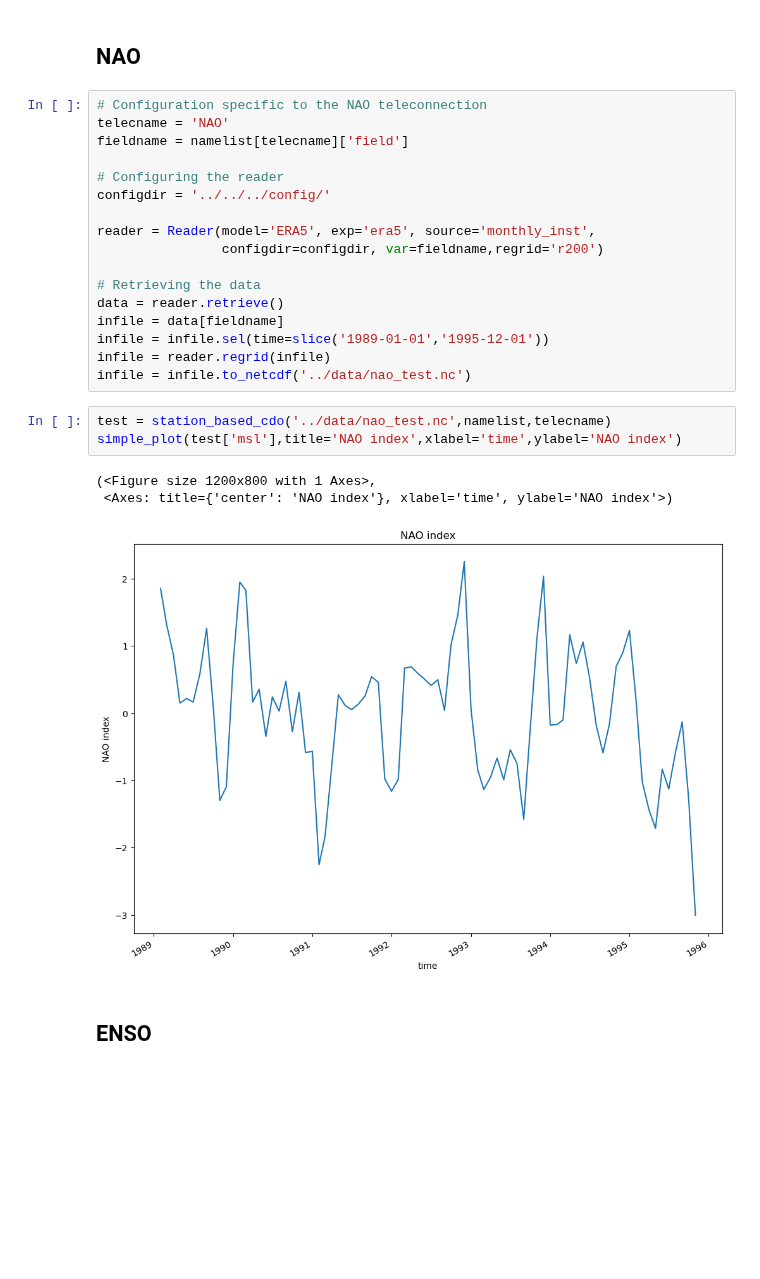
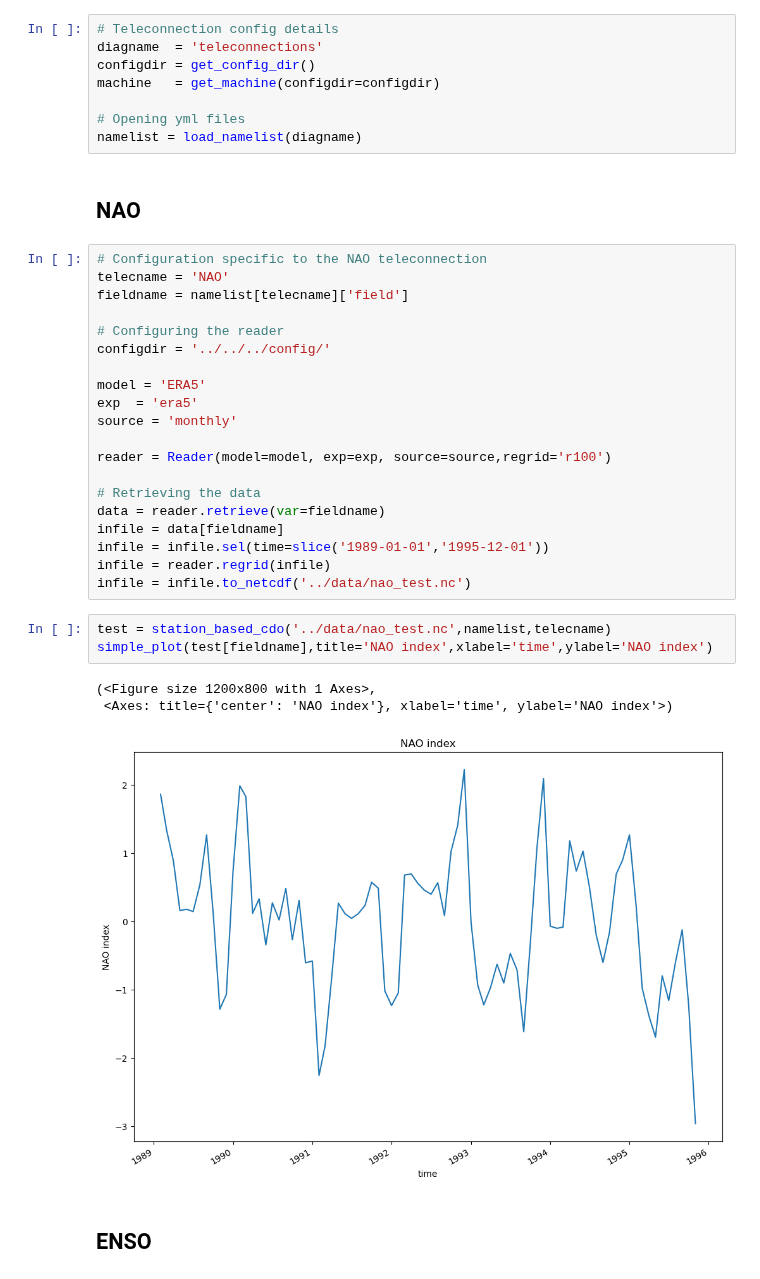
Before and after one commit to DestinE-Climate-DT/AQUA, a Jupyter notebook: diagnostics/teleconnections/notebooks/cdo_testing.ipynb, the cells around one changed output. Cells and saved outputs as stored; diff of their text form; blank space fills up the shorter version.

Commit message:
getting rid of images + begin refactor

```diff
--- a/diagnostics/teleconnections/notebooks/cdo_testing.ipynb
+++ b/diagnostics/teleconnections/notebooks/cdo_testing.ipynb
@@ -22,3 +14,11 @@ namelist = load_namelist(diagname,configdir='../')
+# %%
+# Teleconnection config details
+diagname  = 'teleconnections'
+configdir = get_config_dir()
+machine   = get_machine(configdir=configdir)
+
+# Opening yml files
+namelist = load_namelist(diagname)
 # %% [markdown]
 ## NAO
 # %%
@@ -29,21 +29,24 @@ fieldname = namelist[telecname]['field']
 # Configuring the reader
 configdir = '../../../config/'
 
-reader = Reader(model='ERA5', exp='era5', source='monthly_inst',
-                configdir=configdir, var=fieldname,regrid='r200')
+model = 'ERA5'
+exp  = 'era5'
+source = 'monthly'
+
+reader = Reader(model=model, exp=exp, source=source,regrid='r100')
 
 # Retrieving the data
-data = reader.retrieve()
+data = reader.retrieve(var=fieldname)
 infile = data[fieldname]
 infile = infile.sel(time=slice('1989-01-01','1995-12-01'))
 infile = reader.regrid(infile)
 infile = infile.to_netcdf('../data/nao_test.nc')
 # %%
 test = station_based_cdo('../data/nao_test.nc',namelist,telecname)
-simple_plot(test['msl'],title='NAO index',xlabel='time',ylabel='NAO index')
+simple_plot(test[fieldname],title='NAO index',xlabel='time',ylabel='NAO index')
 # %% [output]
 (<Figure size 1200x800 with 1 Axes>,
  <Axes: title={'center': 'NAO index'}, xlabel='time', ylabel='NAO index'>)
-[figure, old version]
+[figure, new version]
 # %% [markdown]
 ## ENSO
```
Also changed, not shown: parts of 3 cells of this notebook, 15 other files.
